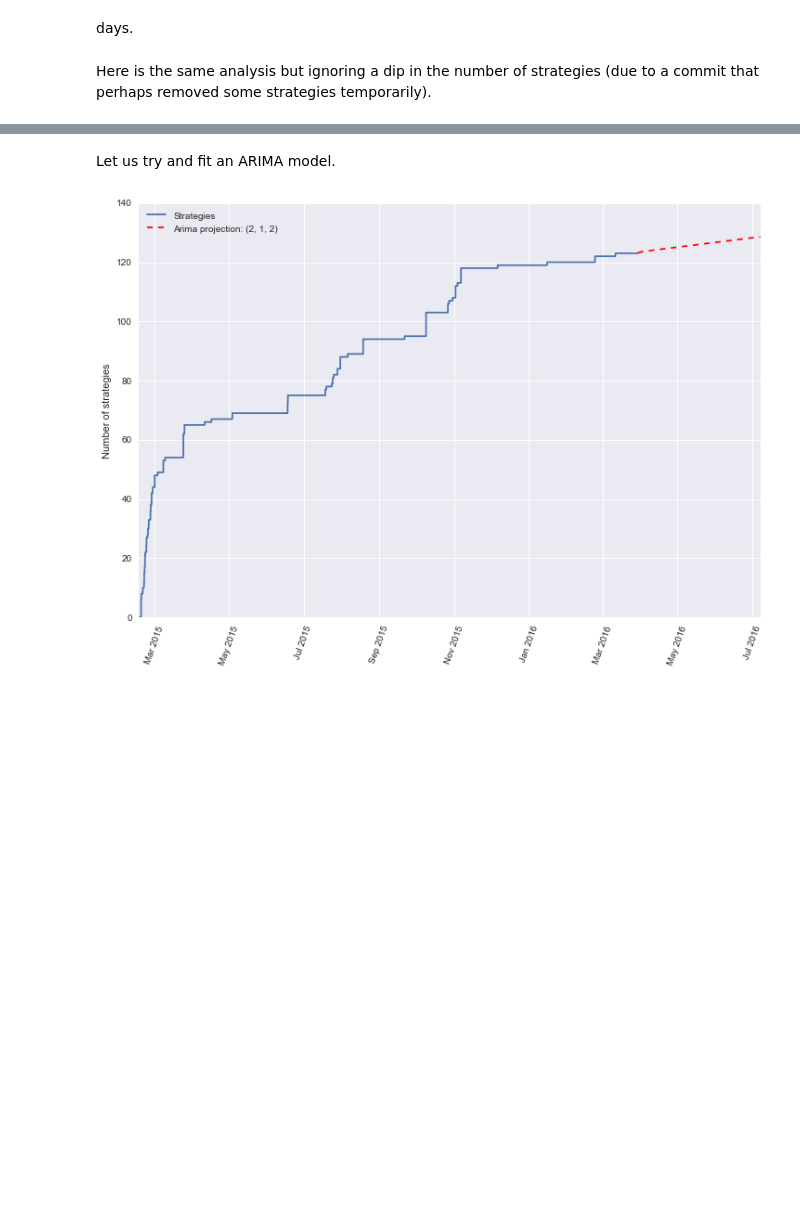
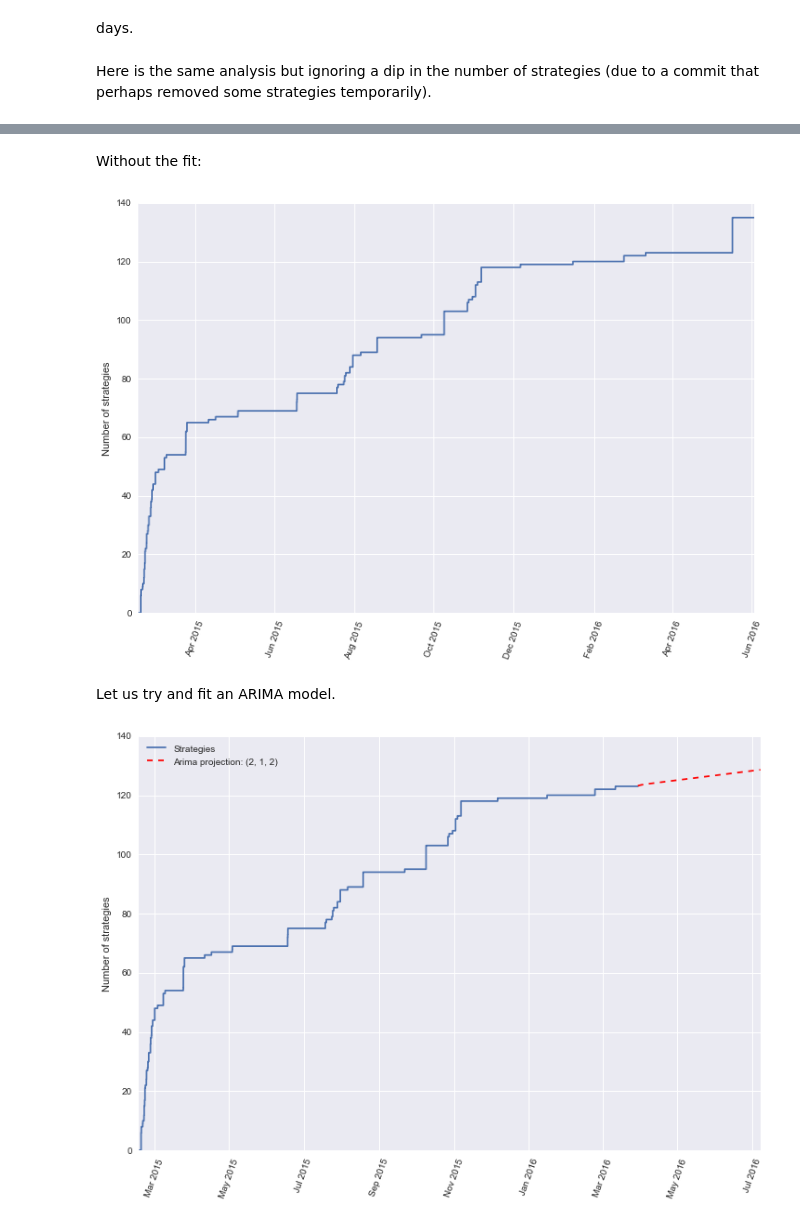
Before and after one commit to Axelrod-Python/An-open-reproducible-framework-for-the-study-of-the-iterated-prisoners-dilemma, a Jupyter notebook: scripts/analysing_the_repository.ipynb, the cells around one changed output, grey strips where cells are left out. Cells and saved outputs as stored; diff of their text form; code cells hidden in the pictures; blank space fills up the shorter version.

```diff
--- a/scripts/analysing_the_repository.ipynb
+++ b/scripts/analysing_the_repository.ipynb
@@ -100,3 +100,19 @@ plt.savefig('number_of_strategies.pdf');
+# %% [markdown]
+Without the fit:
+# %%
+x = mdates.date2num(list(df.Dates))
+
+
+plt.figure(figsize=(12, 8))
+
+plt.step(df.Dates, df['AbsStrategies'], where='post', label='Strategies')
+
+plt.xticks(rotation=70);
+
+plt.ylabel('Number of strategies')
+plt.savefig('number_of_strategies.pdf');
+# %% [output]
+[figure, added]
 # %% [markdown]
 Let us try and fit an ARIMA model.
 # %%
```
Also changed, not shown: parts of 4 cells of this notebook, 3 other files.
